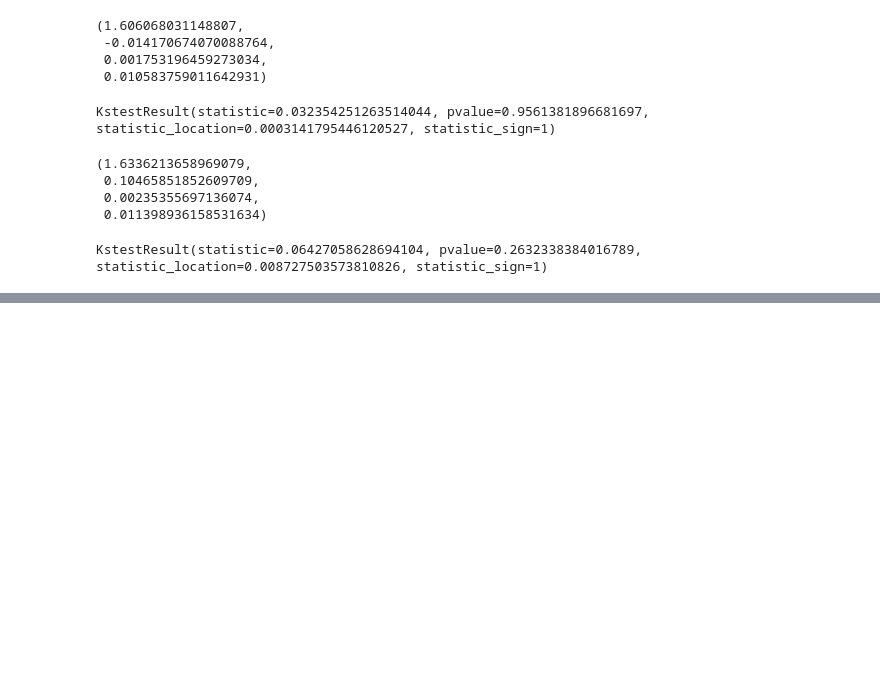
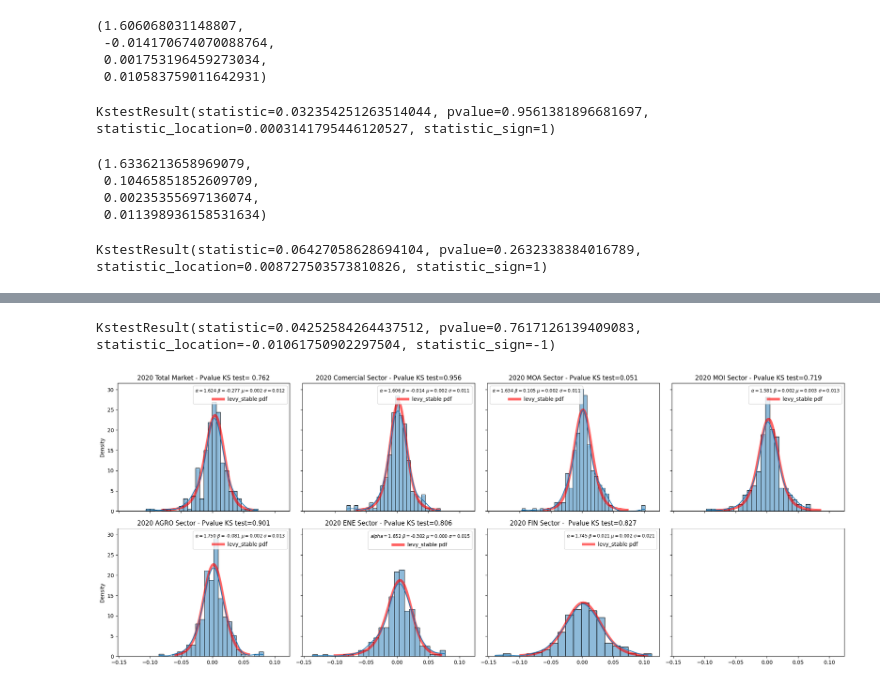
Before and after one commit to nluczywo/simulation, a Jupyter notebook: Fit_levy.ipynb, the cells around one changed output, grey strips where cells are left out. Cells and saved outputs as stored; diff of their text form; code cells hidden in the pictures; blank space fills up the shorter version.

```diff
--- a/Fit_levy.ipynb
+++ b/Fit_levy.ipynb
@@ -303,5 +709,8 @@ alphat, betat, loct, scalet
 # %%
-scipy.stats.ks_1samp(x=y20s, cdf=scipy.stats.levy_stable.cdf, args=(alphat, betat, loct, scalet))
+ktestt= scipy.stats.ks_1samp(x=y20s, cdf=scipy.stats.levy_stable.cdf, args=(alphat, betat, loct, scalet))
+ktestt
+# %% [output]
+KstestResult(statistic=0.04252584264437512, pvalue=0.7617126139409083, statistic_location=-0.01061750902297504, statistic_sign=-1)
 # %%
 fig, ax = plt.subplots(2, 4, sharey=True, sharex=True)
 fig.set_size_inches(20, 8)
@@ -311,52 +720,64 @@ x = np.linspace(scipy.stats.levy_stable.ppf(0.01, alpha, beta, loc, scale),
                 scipy.stats.levy_stable.ppf(0.99, alpha, beta, loc, scale), 100)
 ax[0,0].plot(x, scipy.stats.levy_stable.pdf(x, alpha, beta,loc,scale),'r-', lw=5, alpha=0.6, label='levy_stable pdf')
 sns.histplot(ax=ax[0,0],data=y20s,stat = "density",kde=True)
-ax[0,0].set_title("Total Market - Pvalue KS test=0.76")
+ax[0,0].set_title(f"2020 Total Market - Pvalue KS test= {ktestt.pvalue:.3f}")
+ax[0,0].legend(title=fr"$\alpha=${alphat:.3f} $\beta=${betat:.3f} $\mu=${loct:.3f} $\sigma=${scalet:.3f}", title_fontsize = "8.5")
+
 #come
 alpha, beta, loc, scale = alpha_come, beta_come, loc_come, scale_come
 x = np.linspace(scipy.stats.levy_stable.ppf(0.01, alpha, beta, loc, scale),
                 scipy.stats.levy_stable.ppf(0.99, alpha, beta, loc, scale), 100)
 ax[0,1].plot(x, scipy.stats.levy_stable.pdf(x, alpha, beta,loc,scale),'r-', lw=5, alpha=0.6, label='levy_stable pdf')
-sns.histplot(ax=ax[0,1],data=y20scome,stat = "density",kde=True)
-ax[0,1].set_title("Comercial Sector - Pvalue KS test=0.96")
+sns.histplot(ax=ax[0,1],data=y20scome, stat = "density",kde=True)
+ax[0,1].set_title(f"2020 Comercial Sector - Pvalue KS test={ktestcom.pvalue:.3f}")
+ax[0,1].legend(title=fr"$\alpha=${alpha_come:.3f} $\beta=${beta_come:.3f} $\mu=${loc_come:.3f} $\sigma=${scale_come:.3f}", title_fontsize = "8.5")
+
 #moa
 alpha, beta, loc, scale = alphamoa, betamoa, locmoa, scalemoa
 x = np.linspace(scipy.stats.levy_stable.ppf(0.01, alpha, beta, loc, scale),
                 scipy.stats.levy_stable.ppf(0.99, alpha, beta, loc, scale), 100)
 ax[0,2].plot(x, scipy.stats.levy_stable.pdf(x, alpha, beta,loc,scale),'r-', lw=5, alpha=0.6, label='levy_stable pdf')
-sns.histplot(ax=ax[0,2],data=y20smoa,stat = "density",kde=True)
-ax[0,2].set_title("MOA Sector- - Pvalue KS test=0.26")
+sns.histplot(ax=ax[0,2],data=y20smoa, stat = "density",kde=True)
+ax[0,2].set_title(f"2020 MOA Sector - Pvalue KS test={ktestmoa.pvalue:.3f}")
+ax[0,2].legend(title=fr"$\alpha=${alphamoa:.3f} $\beta=${betamoa:.3f} $\mu=${locmoa:.3f} $\sigma=${scalemoa:.3f}", title_fontsize = "8.5")
 
 #moi
 alpha, beta, loc, scale = alphamoi, betamoi, locmoi, scalemoi
 x = np.linspace(scipy.stats.levy_stable.ppf(0.01, alpha, beta, loc, scale),
                 scipy.stats.levy_stable.ppf(0.99, alpha, beta, loc, scale), 100)
 ax[0,3].plot(x, scipy.stats.levy_stable.pdf(x, alpha, beta,loc,scale),'r-', lw=5, alpha=0.6, label='levy_stable pdf')
-sns.histplot(ax=ax[0,3],data=y20smoi,stat = "density",kde=True)
-ax[0,3].set_title("MOI Sector - Pvalue KS test=0.72")
+sns.histplot(ax=ax[0,3],data=y20smoi, stat = "density",kde=True)
+ax[0,3].set_title(f"2020 MOI Sector - Pvalue KS test={ktestmoi.pvalue:.3f}" )
+ax[0,3].legend(title=fr"$\alpha=${alphamoi:.3f} $\beta=${betamoi:.3f} $\mu=${locmoi:.3f} $\sigma=${scalemoi:.3f}", title_fontsize = "8.5")
+
 #agro
 alpha, beta, loc, scale = alphaagro, betaagro, locagro, scaleagro
 x = np.linspace(scipy.stats.levy_stable.ppf(0.01, alpha, beta, loc, scale),
                 scipy.stats.levy_stable.ppf(0.99, alpha, beta, loc, scale), 100)
 ax[1,0].plot(x, scipy.stats.levy_stable.pdf(x, alpha, beta,loc,scale),'r-', lw=5, alpha=0.6, label='levy_stable pdf')
-sns.histplot(ax=ax[1,0],data=y20sagro,stat = "density",kde=True)
-ax[1,0].set_title("AGRO Sector - Pvalue KS test=0.90")
+sns.histplot(ax=ax[1,0],data=y20sagro, stat = "density",kde=True)
+ax[1,0].set_title(f"2020 AGRO Sector - Pvalue KS test={ktestagro.pvalue:.3f}")
+ax[1,0].legend(title=fr"$\alpha=${alphaagro:.3f} $\beta=${betaagro:.3f} $\mu=${locagro:.3f} $\sigma=${scaleagro:.3f}", title_fontsize = "8.5")
+
 #ene
 alpha, beta, loc, scale = alphaene, betaene, locene, scaleene
 x = np.linspace(scipy.stats.levy_stable.ppf(0.01, alpha, beta, loc, scale),
                 scipy.stats.levy_stable.ppf(0.99, alpha, beta, loc, scale), 100)
 ax[1,1].plot(x, scipy.stats.levy_stable.pdf(x, alpha, beta,loc,scale),'r-', lw=5, alpha=0.6, label='levy_stable pdf')
-sns.histplot(ax=ax[1,1],data=y20sene,stat = "density",kde=True)
-ax[1,1].set_title("ENE Sector - Pvalue KS test=0.81")
+sns.histplot(ax=ax[1,1],data=y20sene, stat = "density",kde=True)
+ax[1,1].set_title(f"2020 ENE Sector - Pvalue KS test={ktestene.pvalue:.3f}")
+ax[1,1].legend(title=fr"$alpha=${alphaene:.3f} $\beta=${betaene:.3f} $\mu=${locene:.3f} $\sigma=${scaleene:.3f}", title_fontsize = "8.5")
 
 #FIN
 alpha, beta, loc, scale = alphafin, betafin, locfin, scalefin
 x = np.linspace(scipy.stats.levy_stable.ppf(0.01, alpha, beta, loc, scale),
                 scipy.stats.levy_stable.ppf(0.99, alpha, beta, loc, scale), 100)
 ax[1,2].plot(x, scipy.stats.levy_stable.pdf(x, alpha, beta,loc,scale),'r-', lw=5, alpha=0.6, label='levy_stable pdf')
-sns.histplot(ax=ax[1,2],data=y20sfin,stat = "density",kde=True)
-ax[1,2].set_title("FIN Sector - Pvalue KS test=0.83")
-ax[1,3].set_title("2020")
+sns.histplot(ax=ax[1,2],data=y20sfin, stat = "density",kde=True)
+ax[1,2].set_title(f"2020 FIN Sector -  Pvalue KS test={ktestfin.pvalue:.3f}")
+ax[1,2].legend(title=fr"$\alpha=${alphafin:.3f} $\beta=${betafin:.3f} $\mu=${locfin:.3f} $\sigma=${scalefin:.3f}", title_fontsize = "8.5")
 
 
-# blue line is empirical data and red line is teorical data of the goodness fit
+fig.tight_layout()
+# %% [output]
+[figure, added]
```
Also changed, not shown: parts of 60 cells of this notebook.
